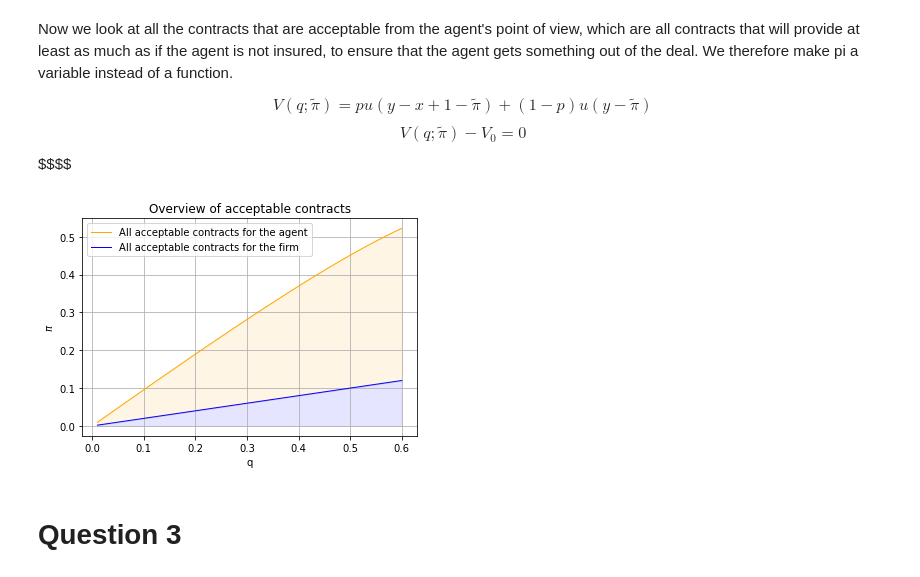
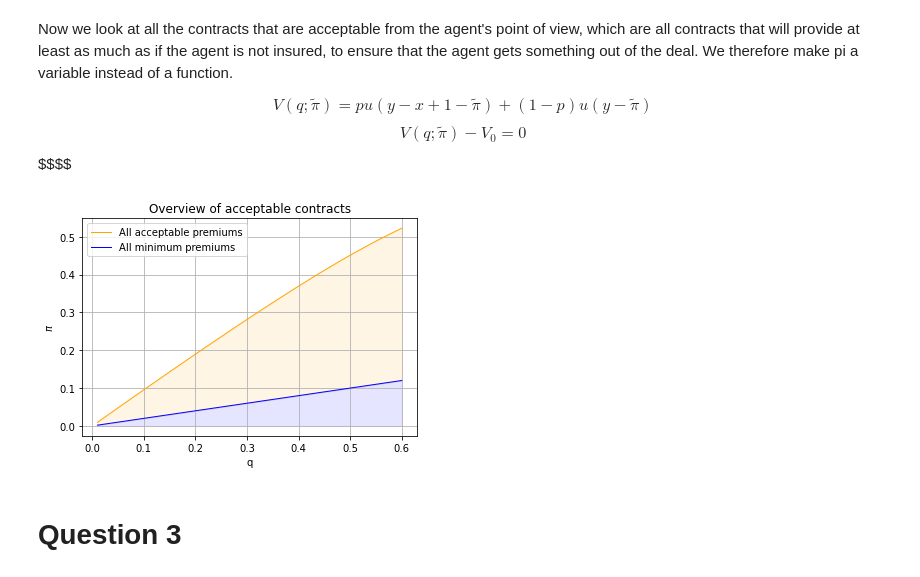
Before and after one commit to Morsing96/projects-2022-simon-nick, a Jupyter notebook: inauguralproject/inauguralproject.ipynb, the cells around one changed output. Saved outputs shown, nothing was run; the diff lists cells and outputs as text; code cells hidden in the pictures.

```diff
--- a/inauguralproject/inauguralproject.ipynb
+++ b/inauguralproject/inauguralproject.ipynb
@@ -82,32 +82,32 @@ y = 1
 p = 0.2
 theta = -2
 # %%
-N = 100
+N = 500
 q_vec = np.linspace(0.01, 0.6, N)
 pi_vec = np.empty(N)
 pi_guess = [0.0000001]
 
 for i, q in enumerate(q_vec) :
     obj = lambda pi : V_tilde(pi, p, q, y, x)
     sol = optimize.root(obj, x0 = pi_guess)
     pi = sol.x
     pi_vec[i] = pi
 
 fig = plt.figure()
 ax = fig.add_subplot(1, 1, 1)
 
-ax.plot(q_vec, pi_vec, ls = '-', lw = 1, color = 'orange', label = 'All acceptable contracts for the agent')
-ax.plot(q_vec, q_vec*p, ls = '-', lw = 1, color = 'blue', label = 'All acceptable contracts for the firm')
+ax.plot(q_vec, pi_vec, ls = '-', lw = 1, color = 'orange', label = 'All acceptable premiums')
+ax.plot(q_vec, q_vec*p, ls = '-', lw = 1, color = 'blue', label = 'All minimum premiums')
 
 ax.set_xlabel('q')
 ax.set_ylabel('$\pi$')
 ax.grid(True)
 plt.title('Overview of acceptable contracts')
 ax.fill_between(q_vec, pi_vec, q_vec*p, alpha = 0.1, color = 'orange')
 ax.fill_between(q_vec, q_vec * p, 0, alpha = 0.1, color = 'blue')
 ax.legend(loc = 'upper left', frameon = True);
 # %% [output]
-[figure, old version]
+[figure, new version]
 # %% [markdown]
 # Question 3
 # %% [markdown]
```
